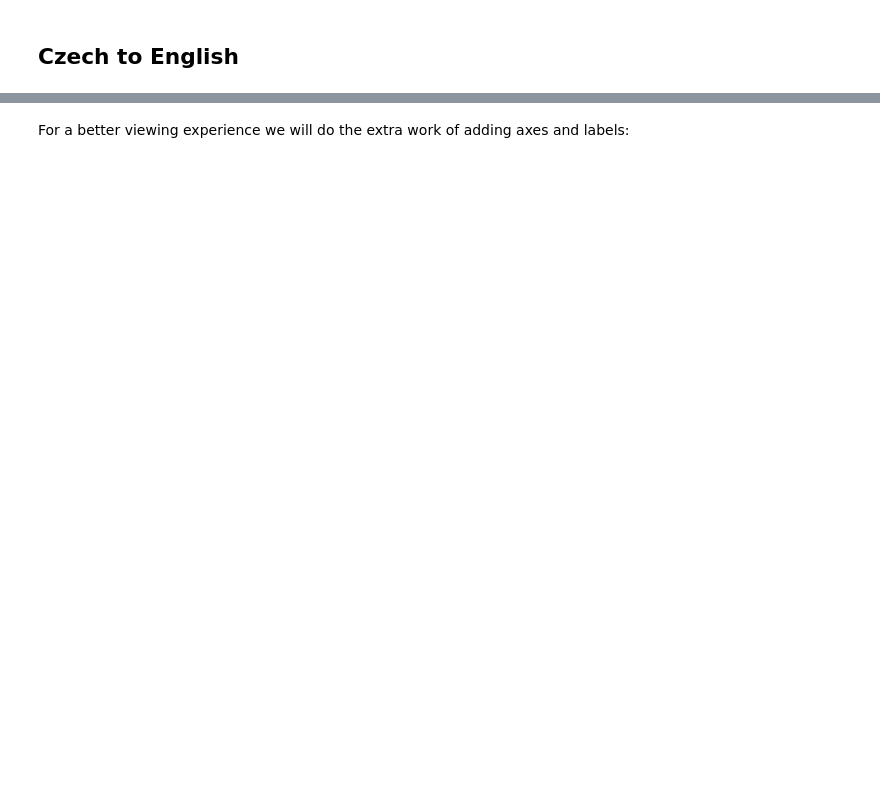
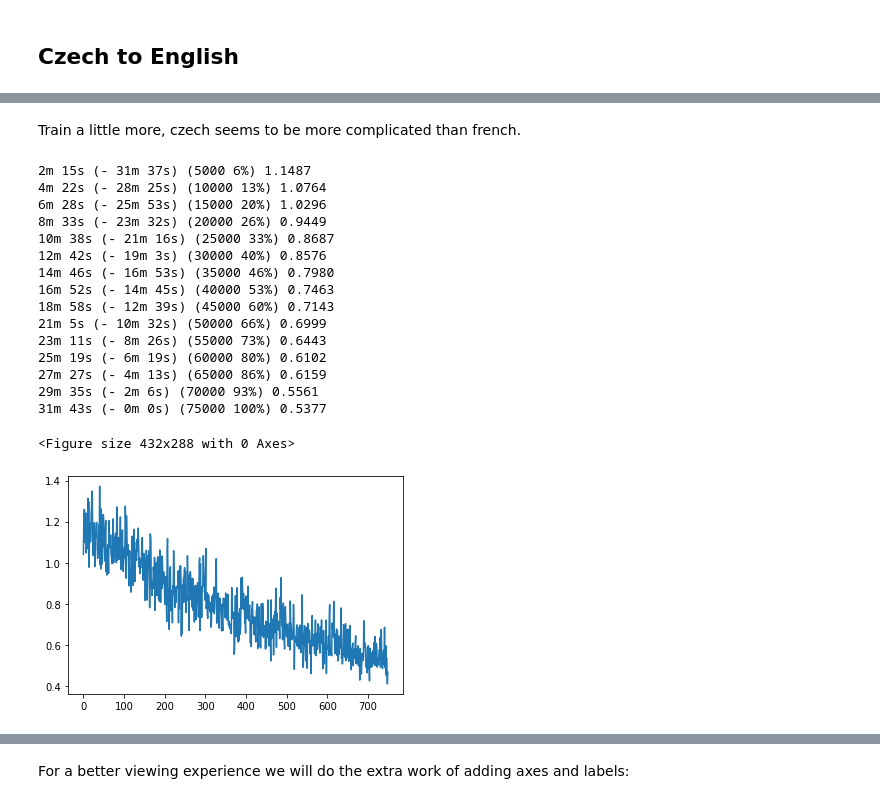
Before and after one commit to katarinagresova/ia161, a Jupyter notebook: Machine_Translation/IA161_Machine_Translation.ipynb, the cells around one changed output, grey strips where cells are left out. Cells and saved outputs as stored; diff of their text form; code cells hidden in the pictures; blank space fills up the shorter version.

```diff
--- a/Machine_Translation/IA161_Machine_Translation.ipynb
+++ b/Machine_Translation/IA161_Machine_Translation.ipynb
@@ -876,0 +870,22 @@ evaluateRandomly(encoder_czeng, attn_decoder_czeng, input_czeng, output_czeng)
+# %% [markdown]
+Train a little more, czech seems to be more complicated than french.
+# %%
+trainIters(encoder_czeng, attn_decoder_czeng, 75000, input_lang=input_czeng, output_lang=output_czeng, print_every=5000)
+# %% [output]
+2m 15s (- 31m 37s) (5000 6%) 1.1487
+4m 22s (- 28m 25s) (10000 13%) 1.0764
+6m 28s (- 25m 53s) (15000 20%) 1.0296
+8m 33s (- 23m 32s) (20000 26%) 0.9449
+10m 38s (- 21m 16s) (25000 33%) 0.8687
+12m 42s (- 19m 3s) (30000 40%) 0.8576
+14m 46s (- 16m 53s) (35000 46%) 0.7980
+16m 52s (- 14m 45s) (40000 53%) 0.7463
+18m 58s (- 12m 39s) (45000 60%) 0.7143
+21m 5s (- 10m 32s) (50000 66%) 0.6999
+23m 11s (- 8m 26s) (55000 73%) 0.6443
+25m 19s (- 6m 19s) (60000 80%) 0.6102
+27m 27s (- 4m 13s) (65000 86%) 0.6159
+29m 35s (- 2m 6s) (70000 93%) 0.5561
+31m 43s (- 0m 0s) (75000 100%) 0.5377
+<Figure size 432x288 with 0 Axes>
+[figure, added]
```
Also changed, not shown: parts of 20 cells of this notebook.
